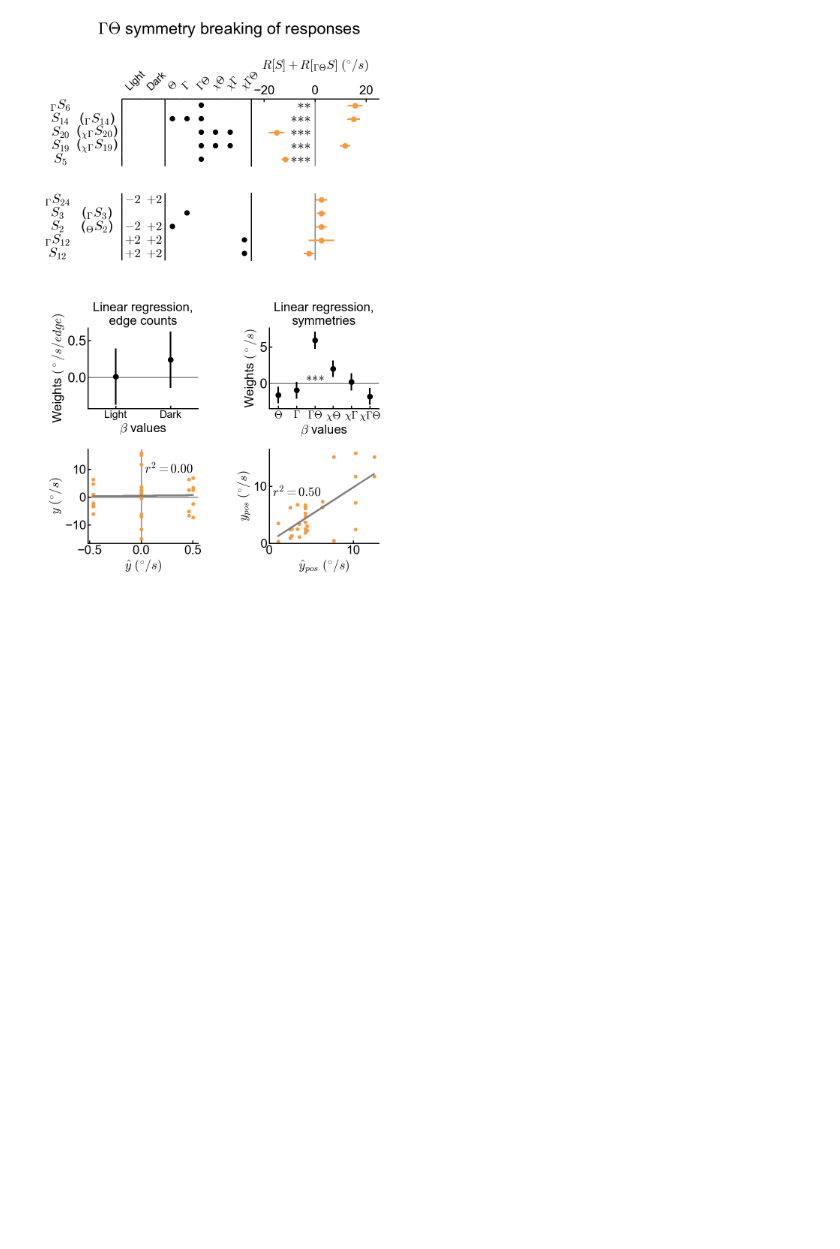
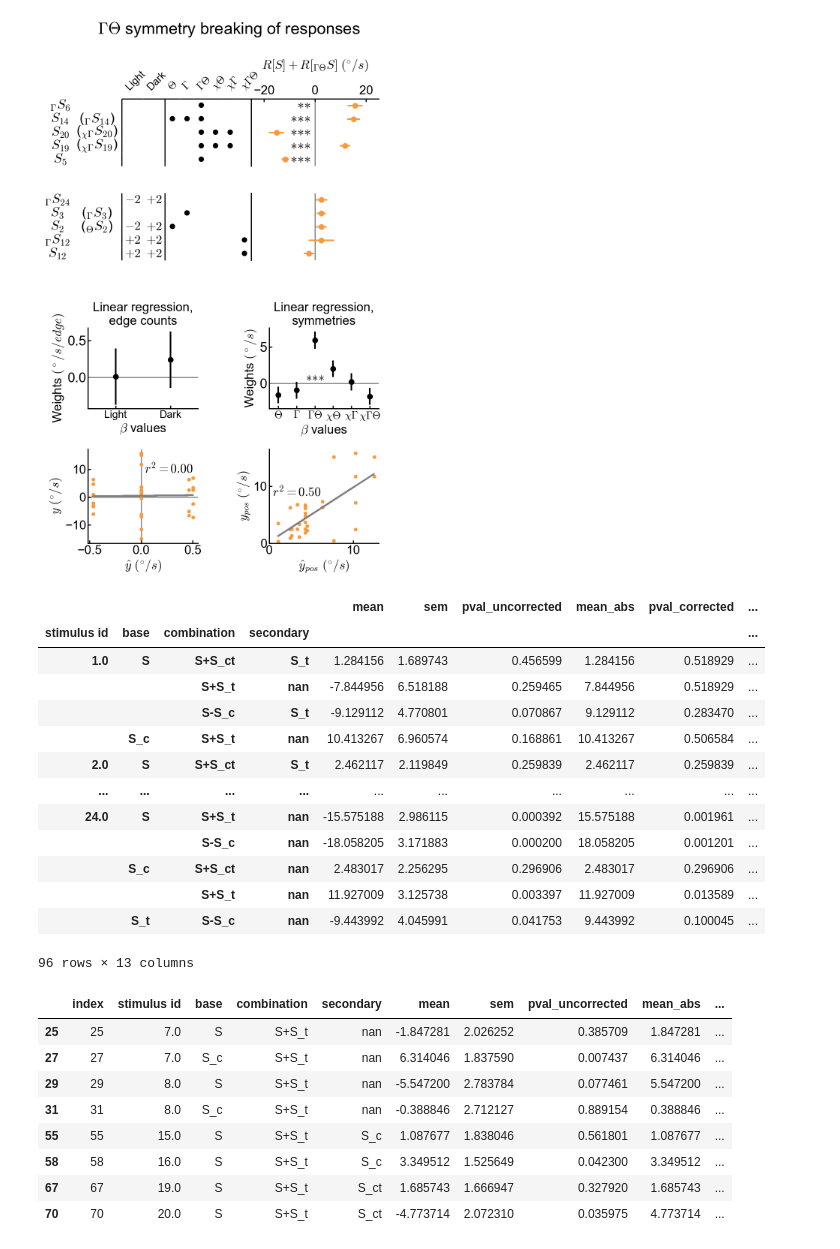
Before and after one commit to ClarkLabCode/TimeReversalSymmetry, a Jupyter notebook: figure_scripts/figure4.ipynb, the cells around one changed output. Drawn from its saved outputs; the diff is of its cells as text; code cells hidden in the pictures; blank space fills up the shorter version.

```diff
--- a/figure_scripts/figure4.ipynb
+++ b/figure_scripts/figure4.ipynb
@@ -1487,3 +1495,33 @@ build_summary_plot(ct_flips_df, ct_flip_ols_results_edges, ct_flip_ols_results_s
 'created' timestamp seems very low; regarding as unix timestamp
 'modified' timestamp seems very low; regarding as unix timestamp
 [figure]
+# %%
+#Bonf holm correction for all XT symmetric stimuli
+display(full_agg_df)
+index_reset_full_agg_df = full_agg_df.reset_index()
+xt_bonf_holm = index_reset_full_agg_df.reset_index().loc[(index_reset_full_agg_df["XT"] == 1) & (index_reset_full_agg_df["combination"] == 'S+S_t'), :]
+xt_bonf_holm
+# %% [output]
+|  |  |  |  | mean | sem | pval_uncorrected | mean_abs | pval_corrected | ... |
+| stimulus id | base | combination | secondary |  |  |  |  |  | ... |
+| 1.0 | S | S+S_ct | S_t | 1.284156 | 1.689743 | 0.456599 | 1.284156 | 0.518929 | ... |
+|  |  | S+S_t | nan | -7.844956 | 6.518188 | 0.259465 | 7.844956 | 0.518929 | ... |
+|  |  | S-S_c | S_t | -9.129112 | 4.770801 | 0.070867 | 9.129112 | 0.283470 | ... |
+|  | S_c | S+S_t | nan | 10.413267 | 6.960574 | 0.168861 | 10.413267 | 0.506584 | ... |
+| 2.0 | S | S+S_ct | S_t | 2.462117 | 2.119849 | 0.259839 | 2.462117 | 0.259839 | ... |
+| ... | ... | ... | ... | ... | ... | ... | ... | ... | ... |
+| 24.0 | S | S+S_t | nan | -15.575188 | 2.986115 | 0.000392 | 15.575188 | 0.001961 | ... |
+|  |  | S-S_c | nan | -18.058205 | 3.171883 | 0.000200 | 18.058205 | 0.001201 | ... |
+|  | S_c | S+S_ct | nan | 2.483017 | 2.256295 | 0.296906 | 2.483017 | 0.296906 | ... |
+|  |  | S+S_t | nan | 11.927009 | 3.125738 | 0.003397 | 11.927009 | 0.013589 | ... |
+|  | S_t | S-S_c | nan | -9.443992 | 4.045991 | 0.041753 | 9.443992 | 0.100045 | ... |
+96 rows × 13 columns
+|  | index | stimulus id | base | combination | secondary | mean | sem | pval_uncorrected | mean_abs | ... |
+| 25 | 25 | 7.0 | S | S+S_t | nan | -1.847281 | 2.026252 | 0.385709 | 1.847281 | ... |
+| 27 | 27 | 7.0 | S_c | S+S_t | nan | 6.314046 | 1.837590 | 0.007437 | 6.314046 | ... |
+| 29 | 29 | 8.0 | S | S+S_t | nan | -5.547200 | 2.783784 | 0.077461 | 5.547200 | ... |
+| 31 | 31 | 8.0 | S_c | S+S_t | nan | -0.388846 | 2.712127 | 0.889154 | 0.388846 | ... |
+| 55 | 55 | 15.0 | S | S+S_t | S_c | 1.087677 | 1.838046 | 0.561801 | 1.087677 | ... |
+| 58 | 58 | 16.0 | S | S+S_t | S_c | 3.349512 | 1.525649 | 0.042300 | 3.349512 | ... |
+| 67 | 67 | 19.0 | S | S+S_t | S_ct | 1.685743 | 1.666947 | 0.327920 | 1.685743 | ... |
+| 70 | 70 | 20.0 | S | S+S_t | S_ct | -4.773714 | 2.072310 | 0.035975 | 4.773714 | ... |
```
Also changed, not shown: parts of 4 cells of this notebook, 9 other files.
